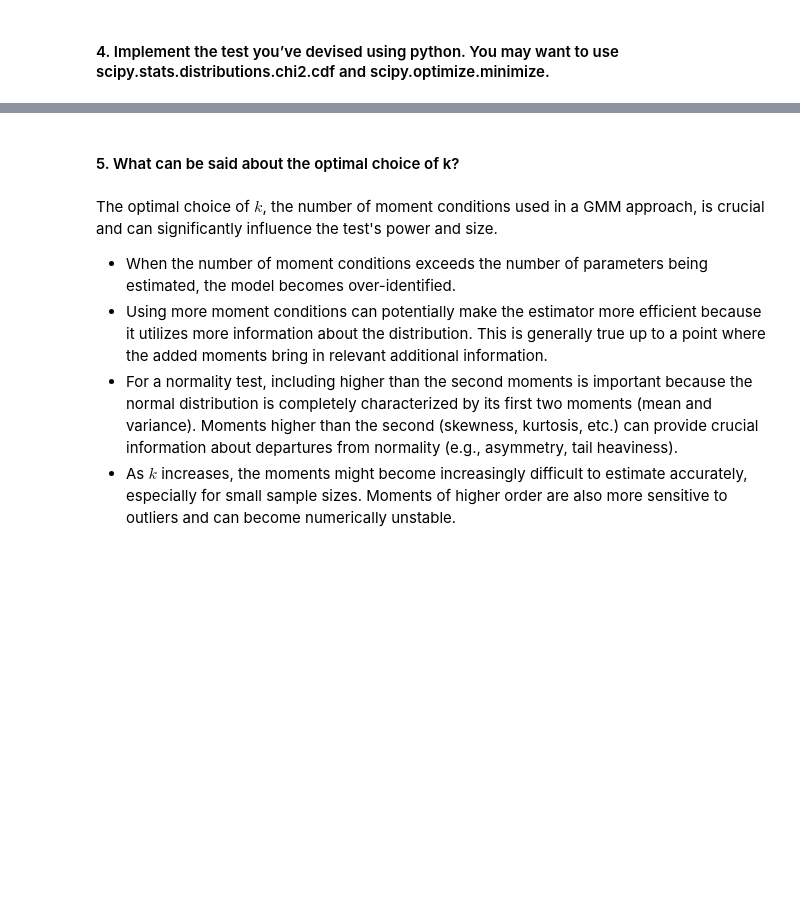
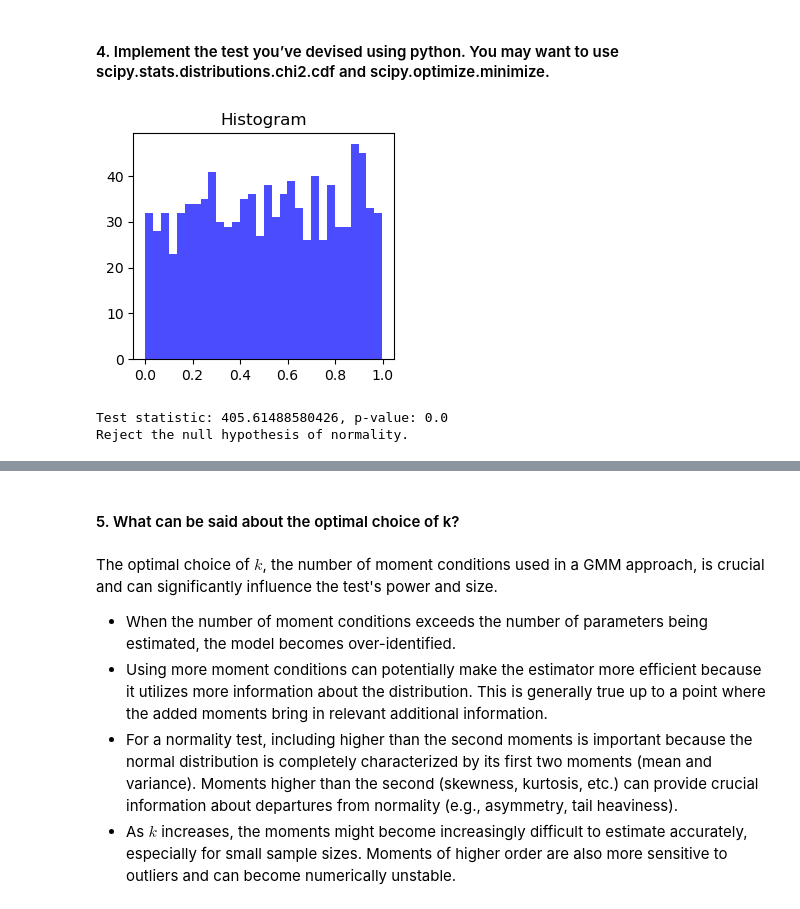
Before and after one commit to eleanor-adachi/ARE212_Materials, a Jupyter notebook: Assignments/assignment3/problemset3_kneri.ipynb, the cells around one changed output, grey strips where cells are left out. Cells and saved outputs as stored; diff of their text form; code cells hidden in the pictures; blank space fills up the shorter version.

```diff
--- a/Assignments/assignment3/problemset3_kneri.ipynb
+++ b/Assignments/assignment3/problemset3_kneri.ipynb
@@ -131,10 +98,0 @@ def moment_restrictions(data, params):
-# %%
-def bootstrap_covariance(data, func, params, B=1000):
-    N = len(data)
-    bootstraps = [func(data[np.random.choice(N, N, replace=True)], params) for _ in range(B)]
-    bootstrap_matrix = np.array(bootstraps)
-    return np.cov(bootstrap_matrix, rowvar=False)
-# %%
-def gmm_objective(params, data, W):
-    g = moment_restrictions(data, params)
-    return g.T @ W @ g
@@ -175,0 +99,70 @@ print("Estimated Parameters (mu, sigma):", params)
+# %%
+import numpy as np
+from scipy.optimize import minimize
+from scipy.stats import chi2
+from scipy.special import factorial2
+
+def moment_restrictions(data, params, k):
+    mu, sigma = params
+    moments = []
+    for m in range(1, k+1):
+        if m % 2 == 1:  # Odd moments should ideally be zero
+            moment = np.mean((data - mu) ** m)
+        else:  # Even moments, adjust by theoretical moments
+            theoretical_moment = sigma ** m * factorial2(m - 1)
+            moment = np.mean((data - mu) ** m) - theoretical_moment
+        moments.append(moment)
+    return np.array(moments)
+
+def bootstrap_covariance(data, params, k, B=1000):
+    bootstrap_samples = np.random.choice(data, (B, len(data)), replace=True)
+    moment_samples = np.array([moment_restrictions(sample, params, k) for sample in bootstrap_samples])
+    return np.cov(moment_samples, rowvar=False)
+
+def gmm_objective(params, data, cov_inv, k):
+    g = moment_restrictions(data, params, k)
+    return g.T @ cov_inv @ g
+
+def gmm_test_normality(data, k, initial_params):
+    cov_matrix = bootstrap_covariance(data, initial_params, k)
+    cov_inv = np.linalg.inv(cov_matrix)
+    result = minimize(gmm_objective, initial_params, args=(data, cov_inv, k), method='BFGS')
+
+    test_statistic = result.fun
+    p_value = 1 - chi2.cdf(test_statistic, df=k-2)
+
+    print(f"Test statistic: {test_statistic}, p-value: {p_value}")
+    if p_value < 0.05:
+        print("Reject the null hypothesis of normality.")
+    else:
+        print("Do not reject the null hypothesis of normality.")
+
+# Example usage:
+
+data = np.random.uniform(0, 1, size=1000)
+k = 4
+initial_params = [np.mean(data), np.std(data)]
+plot_diagnostics(data)
+#plt.title('Random uniform distribution')
+gmm_test_normality(data, k, initial_params)
+
+
+x = np.linspace (0, 40, 1000)
+data = stats.gamma.pdf(x, a=5, scale=3)
+k = 4
+initial_params = [np.mean(data), np.std(data)]
+plot_diagnostics(data)
+#plt.title('Gamma distribution')
+gmm_test_normality(data, k, initial_params)
+
+
+data = np.random.normal(0, 1, size=1000)
+k = 4
+initial_params = [np.mean(data), np.std(data)]
+plot_diagnostics(data)
+#plt.title('Normal distribution')
+gmm_test_normality(data, k, initial_params)
+# %% [output]
+[figure, added]
+Test statistic: 405.61488580426, p-value: 0.0
+Reject the null hypothesis of normality.
```
Also changed, not shown: parts of 11 cells of this notebook.
